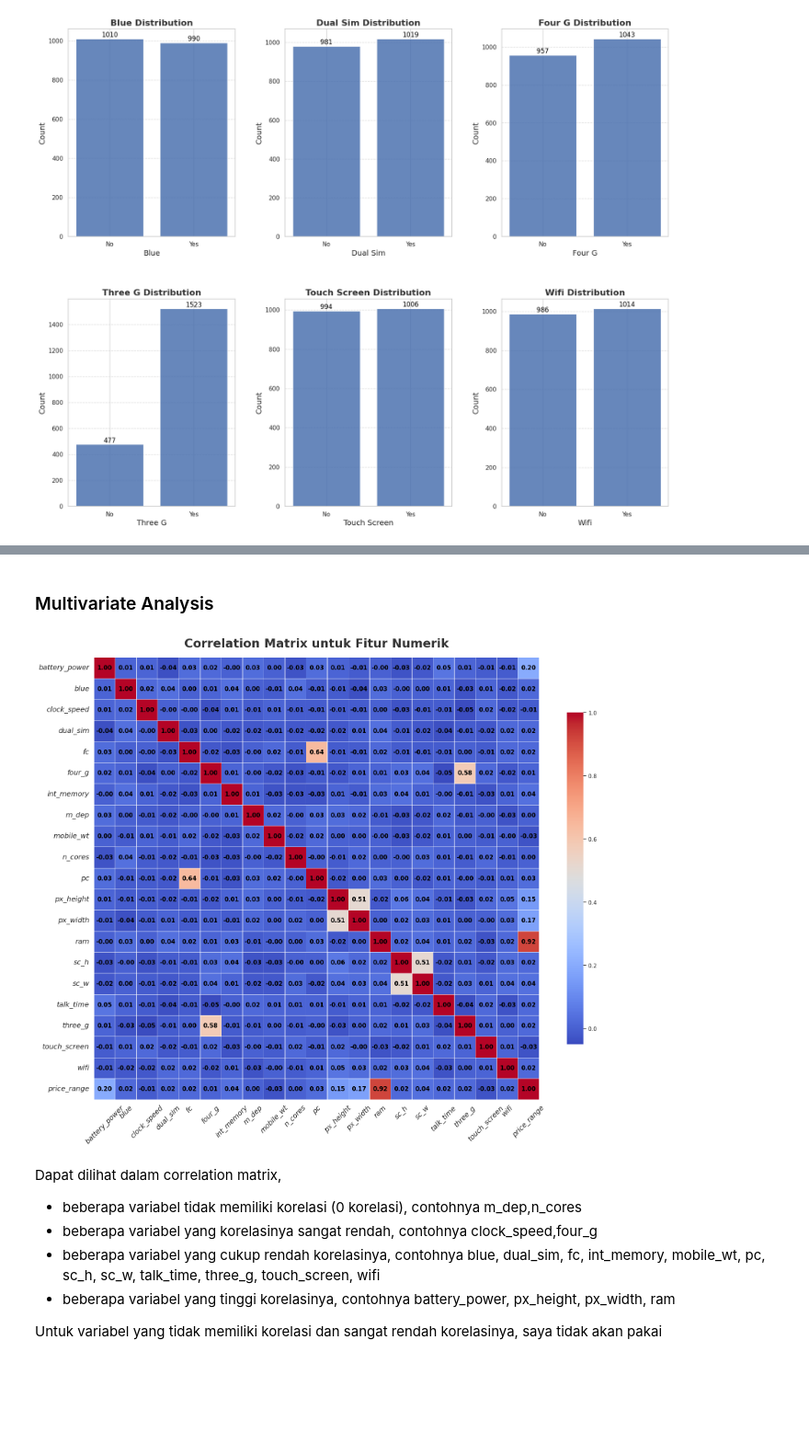
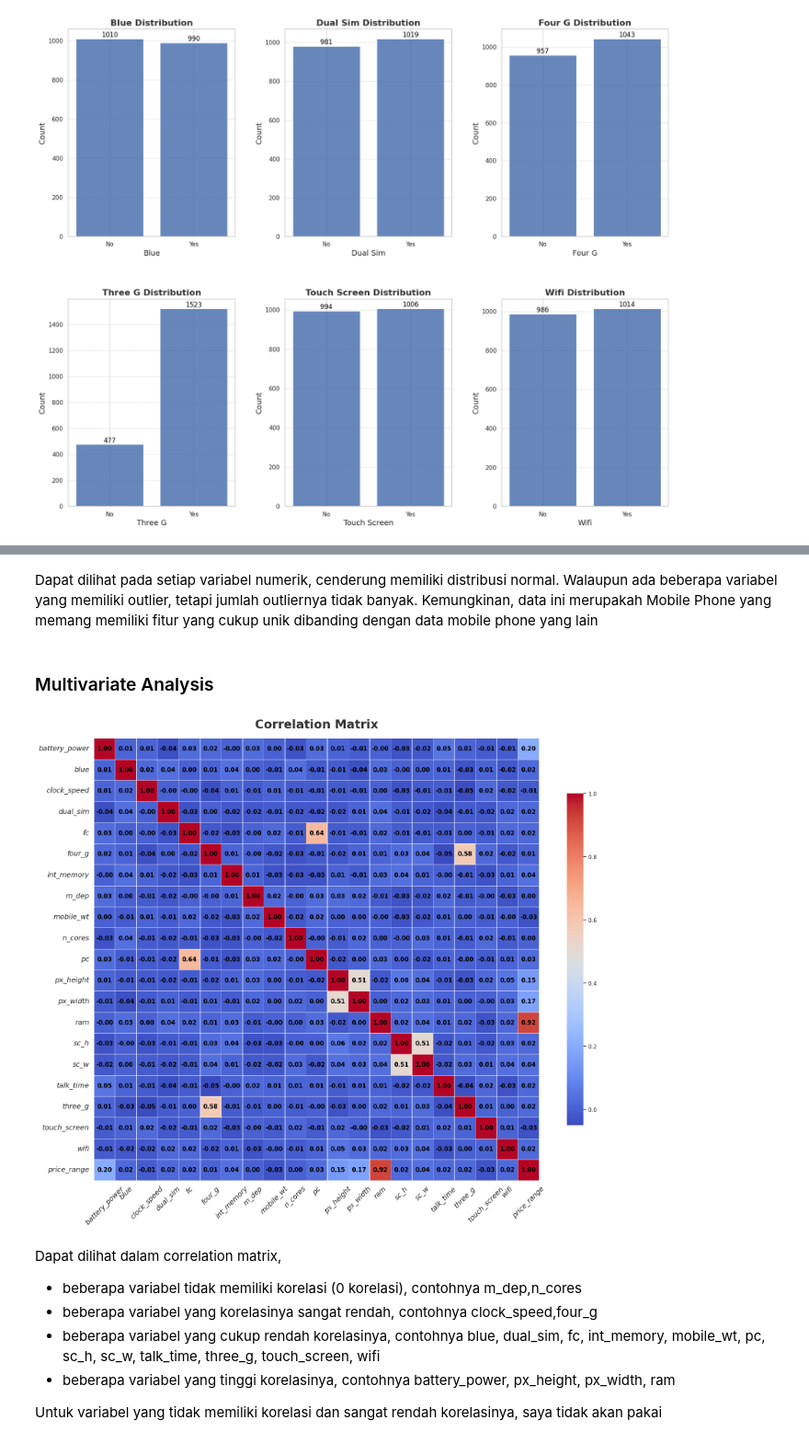
Before and after one commit to Jabir0/Machine-Learning-Terapan, a Jupyter notebook: Submission 1/proyek-1-machine-learning-terapan-dicoding.ipynb, the cells around one changed output, grey strips where cells are left out. Shown at 92% size. Drawn from its saved outputs; the diff is of its cells as text; code cells hidden in the pictures; blank space fills up the shorter version.

```diff
--- a/Submission 1/proyek-1-machine-learning-terapan-dicoding.ipynb
+++ b/Submission 1/proyek-1-machine-learning-terapan-dicoding.ipynb
@@ -490,36 +203,38 @@ plt.show()
+# %% [markdown]
+Dapat dilihat pada setiap variabel numerik, cenderung memiliki distribusi normal. Walaupun ada beberapa variabel yang memiliki outlier, tetapi jumlah outliernya tidak banyak. Kemungkinan, data ini merupakah Mobile Phone yang memang memiliki fitur yang cukup unik dibanding dengan data mobile phone yang lain
 # %% [markdown]
 ### Multivariate Analysis
 # %%
 # Styling Seaborn
 sns.set(style='whitegrid')
 
 # Ukuran Figure
 plt.figure(figsize=(20, 16))
 
 # Membuat Correlation Matrix
 correlation_matrix = df.corr().round(2)
 
 # Membuat Heatmap dengan Gaya yang Lebih Menarik
 heatmap = sns.heatmap(
     data=correlation_matrix,
     annot=True,
     fmt=".2f",                       # Format angka desimal 2 digit
     cmap='coolwarm',                  # Warna gradasi yang elegan
     cbar_kws={'shrink': 0.75},        # Ukuran color bar yang lebih kecil
     linewidths=0.5,                   # Garis pembatas antar kotak
     linecolor='white',                # Warna garis pembatas
     annot_kws={'fontsize': 12, 'fontweight': 'bold', 'color': 'black'}
 )
 
 # Memberi Title dan Label yang Lebih Informatif
-plt.title("Correlation Matrix untuk Fitur Numerik", fontsize=24, fontweight='bold', color='#333333', pad=20)
+plt.title("Correlation Matrix", fontsize=24, fontweight='bold', color='#333333', pad=20)
 plt.xticks(fontsize=14, rotation=45, fontstyle='italic')
 plt.yticks(fontsize=14, rotation=0, fontstyle='italic')
 
 # Menampilkan Heatmap
 plt.show()
 # %% [output]
-[figure, old version]
+[figure, new version]
 # %% [markdown]
 Dapat dilihat dalam correlation matrix,
 
```
Also changed, not shown: parts of 27 cells of this notebook, 26 other files.
